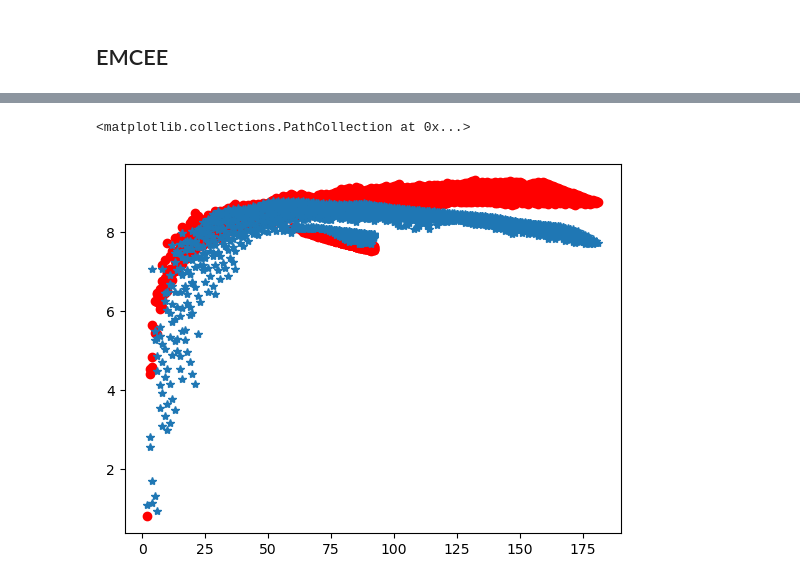
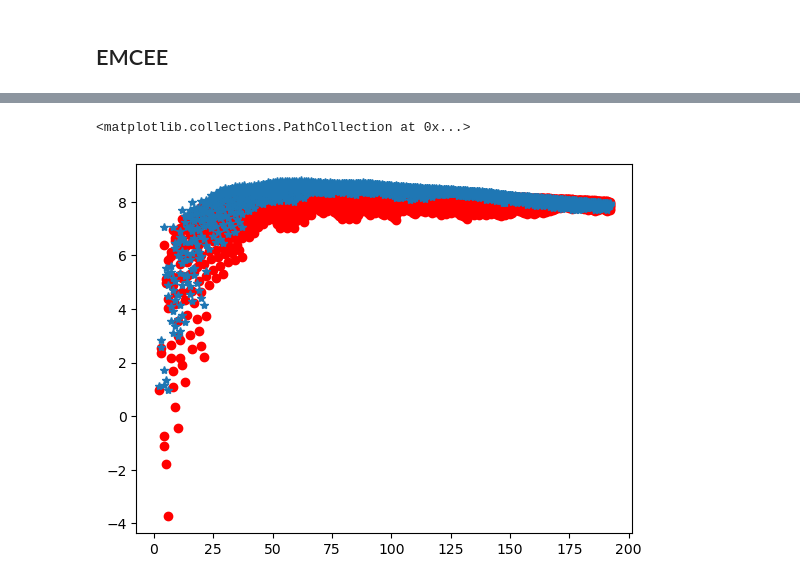
Before and after one commit to MichalMaszkowski/NuclearMasses, a Jupyter notebook: nuclear_masses_emcee_5terms.ipynb, the cells around one changed output, grey strips where cells are left out. Saved outputs shown, nothing was run; the diff lists cells and outputs as text; code cells hidden in the pictures.

Commit message:
new plots

```diff
--- a/nuclear_masses_emcee_5terms.ipynb
+++ b/nuclear_masses_emcee_5terms.ipynb
@@ -149,16 +129,16 @@ Quantiles:
 # %%
 A = N + Z
 n_points = 2000
 plt.errorbar(A[:n_points], BE[:n_points], BE_err[:n_points], marker = "*" , ls = " ")
 
 a_v_best = 12
-a_s_best = 11
-a_c_best = 0.2
-a_a_best = -2
-a_p_best = 8
+a_s_best = 10
+a_c_best = 0.3
+a_a_best = 22
+a_p_best = 10
 
 BE_best = model(a_v_best, a_s_best, a_c_best, a_a_best, a_p_best, N, Z)
 plt.scatter(A[:n_points], BE_best[:n_points], color = 'red')
 # %% [output]
 <matplotlib.collections.PathCollection at 0x...>
-[figure, old version]
+[figure, new version]
```
Also changed, not shown: parts of 6 cells of this notebook, 1 other file.
